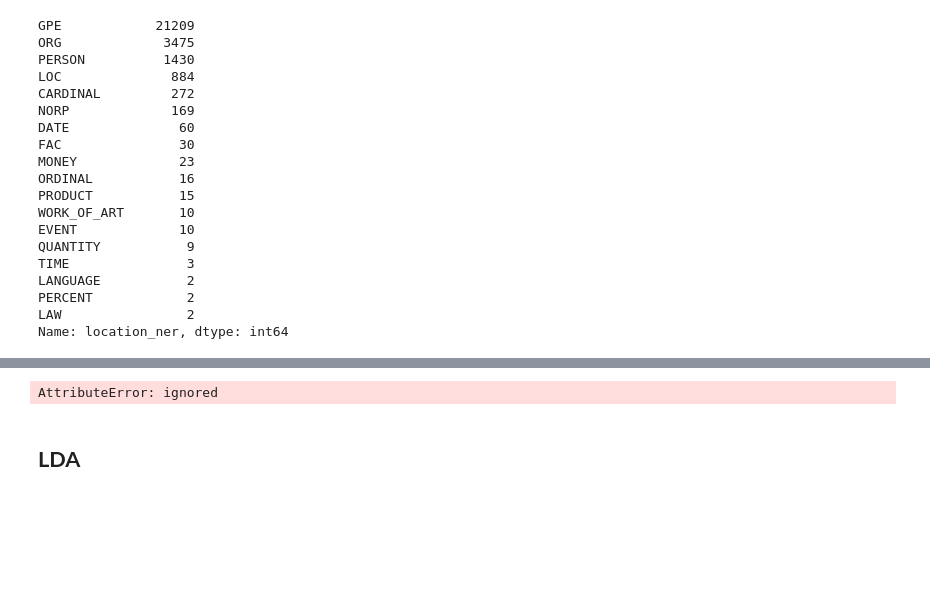
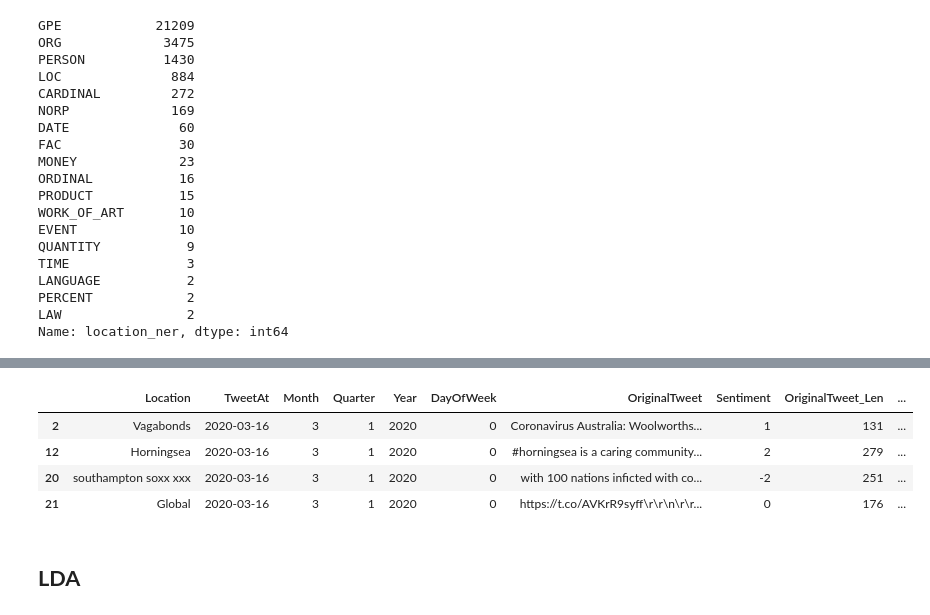
Before and after one commit to suchirmm/tweet-analysis, a Jupyter notebook: corona_tweets.ipynb, the cells around one changed output, grey strips where cells are left out. Drawn from its saved outputs; the diff is of its cells as text; code cells hidden in the pictures; blank space fills up the shorter version.

```diff
--- a/corona_tweets.ipynb
+++ b/corona_tweets.ipynb
@@ -533,12 +531,14 @@ df.loc[df['location_ner'] == 'ORG']
 # %%
 # Some garbage
 # But a lot of useful Locations have not had apt NER identification done on them
 
-df.loc[(df['location_ner'].isnull() == True) & (df['Location'] != 'none')]
+df.loc[(df['location_ner'].isnull() == True) & (df['Location'] != 'none')][:4]
+# %% [output]
+|  | Location | TweetAt | Month | Quarter | Year | DayOfWeek | OriginalTweet | Sentiment | OriginalTweet_Len | ... |
+| 2 | Vagabonds | 2020-03-16 | 3 | 1 | 2020 | 0 | Coronavirus Australia: Woolworths... | 1 | 131 | ... |
+| 12 | Horningsea | 2020-03-16 | 3 | 1 | 2020 | 0 | #horningsea is a caring community... | 2 | 279 | ... |
+| 20 | southampton soxx xxx | 2020-03-16 | 3 | 1 | 2020 | 0 | with 100 nations inficted with co... | -2 | 251 | ... |
+| 21 | Global | 2020-03-16 | 3 | 1 | 2020 | 0 | https://t.co/AVKrR9syff\r\r\n\r\r... | 0 | 176 | ... |
-# %%
-df['location_ner'].isnotnull().sum()
-# %% [output]
-AttributeError: ignored
 # %% [markdown]
 ## **LDA**
 # %% [markdown]
```
Also changed, not shown: parts of 31 cells of this notebook.
